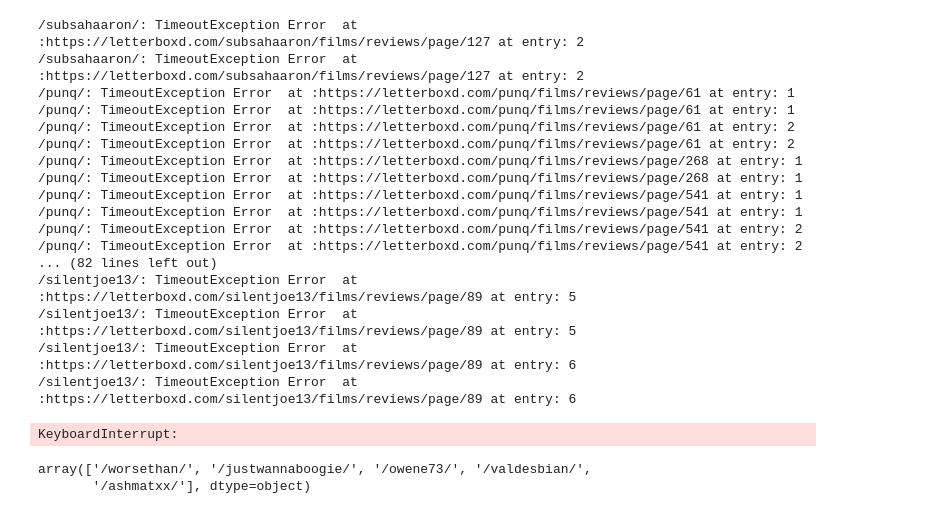
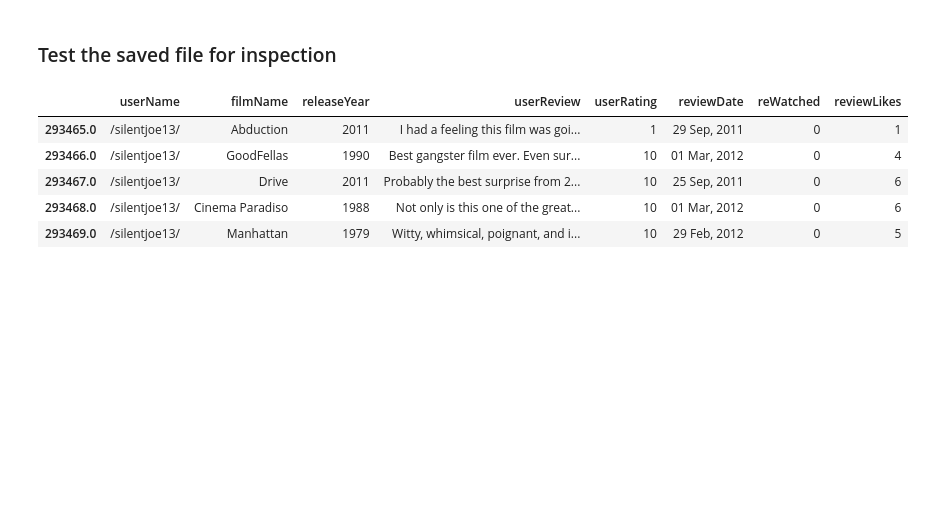
Before and after one commit to intelMT/movrec, a Jupyter notebook: src/movie_review_scraping.ipynb, the cells around one changed output. Drawn from its saved outputs; the diff is of its cells as text; code cells hidden in the pictures; blank space fills up the shorter version.

Commit message:
cleaned the scraping notebook and added .gitignore for src

```diff
--- a/src/movie_review_scraping.ipynb
+++ b/src/movie_review_scraping.ipynb
@@ -1,4 +1,10 @@
 # %%
+"""
+This jupyter notebook is for scraping the movie review data from most popular
+users from the letterboxd.com website in a respectful manner to its servers.
+@author: intelmt
+"""
+
 import urllib.request
 from bs4 import BeautifulSoup, NavigableString
 from selenium import webdriver
@@ -16,3 +22,5 @@ import re
 import pandas as pd
 import numpy as np
 import random
+import gc
+pd.set_option('display.max_colwidth', 2000)
@@ -75,12 +67,9 @@ userNames
 # %%
-# Store num. of pages of reviews to usernames
+# Store the number of pages of reviews to the usernames
 numPageReviews = dict()
 
-# driver = webdriver.Chrome(ChromeDriverManager().install())
-t0 = time.time()
-
-for name in userNames[78:]:
-    # Find num. of pages of reviews from the first page
+for name in userNames:
+    # Find the total number of pages of reviews from the first page
     firstPage = LBOX + name + REV + "1"
 
     req = urllib.request.Request(firstPage)
@@ -88,6 +77,9 @@ for name in userNames[78:]:
     req.add_header('user-agent', user_agent)
     soup = BeautifulSoup(urllib.request.urlopen(req),"html.parser")
     time.sleep(2)
+    empty_rating = soup.find_all("li", "empty")
+    if empty_rating:
+        continue
 
     # Store user's all review data (movie/film name + year + review + rating)
     data = list()
@@ -108,7 +100,7 @@ for name in userNames[78:]:
     reWatch = list()
     numRevLikes = list()
 
-    # Loop through all pages and obtain data from each page
+    # Loop through all pages and obtain the relevant data from each page
     for pageNum in range(1, numPageReviews[name]+1):
         thePage = LBOX + name + REV + str(pageNum)
         options = Options()
@@ -117,7 +109,7 @@ for name in userNames[78:]:
         driver = webdriver.Chrome('chromedriver.exe', options=options)
         driver.maximize_window()
         driver.get(thePage)
-        time.sleep(random.randint(1,6))
+        time.sleep(random.randint(15,20))
         # Click on the spoilers links
         spoilers = list()
         spoilers = driver.find_elements_by_link_text('I can handle the truth.')
@@ -227,30 +219,16 @@ for name in userNames[78:]:
 
     df.to_csv("movrec.tsv", sep='\t', index=False, columns=None, header=False, mode='a')
 
-t1 = time.time()
+    gc.collect()
-# %% [output]
-/subsahaaron/: TimeoutException Error  at :https://letterboxd.com/subsahaaron/films/reviews/page/127 at entry: 2
-/subsahaaron/: TimeoutException Error  at :https://letterboxd.com/subsahaaron/films/reviews/page/127 at entry: 2
-/punq/: TimeoutException Error  at :https://letterboxd.com/punq/films/reviews/page/61 at entry: 1
-/punq/: TimeoutException Error  at :https://letterboxd.com/punq/films/reviews/page/61 at entry: 1
-/punq/: TimeoutException Error  at :https://letterboxd.com/punq/films/reviews/page/61 at entry: 2
-/punq/: TimeoutException Error  at :https://letterboxd.com/punq/films/reviews/page/61 at entry: 2
-/punq/: TimeoutException Error  at :https://letterboxd.com/punq/films/reviews/page/268 at entry: 1
-/punq/: TimeoutException Error  at :https://letterboxd.com/punq/films/reviews/page/268 at entry: 1
-/punq/: TimeoutException Error  at :https://letterboxd.com/punq/films/reviews/page/541 at entry: 1
-/punq/: TimeoutException Error  at :https://letterboxd.com/punq/films/reviews/page/541 at entry: 1
-/punq/: TimeoutException Error  at :https://letterboxd.com/punq/films/reviews/page/541 at entry: 2
-/punq/: TimeoutException Error  at :https://letterboxd.com/punq/films/reviews/page/541 at entry: 2
-... (82 lines left out)
-/silentjoe13/: TimeoutException Error  at :https://letterboxd.com/silentjoe13/films/reviews/page/89 at entry: 5
-/silentjoe13/: TimeoutException Error  at :https://letterboxd.com/silentjoe13/films/reviews/page/89 at entry: 5
-/silentjoe13/: TimeoutException Error  at :https://letterboxd.com/silentjoe13/films/reviews/page/89 at entry: 6
-/silentjoe13/: TimeoutException Error  at :https://letterboxd.com/silentjoe13/films/reviews/page/89 at entry: 6
-KeyboardInterrupt:
+# %% [markdown]
+### Test the saved file for inspection
 # %%
-test = pd.read_table("movrec.tsv", names=['userName' , 'filmName', 'releaseYear', 'userReview','userRating', 'reviewDate','reWatched','reviewLikes'])
+df = pd.read_csv("data/movie_data.tsv", names=['userName' , 'filmName', 'releaseYear', 'userReview','userRating', 'reviewDate','reWatched','reviewLikes'])
+df.tail()
+# %% [output]
+|  | userName | filmName | releaseYear | userReview | userRating | reviewDate | reWatched | reviewLikes |
+| 293465.0 | /silentjoe13/ | Abduction | 2011 | I had a feeling this film was goi... | 1 | 29 Sep, 2011 | 0 | 1 |
+| 293466.0 | /silentjoe13/ | GoodFellas | 1990 | Best gangster film ever. Even sur... | 10 | 01 Mar, 2012 | 0 | 4 |
+| 293467.0 | /silentjoe13/ | Drive | 2011 | Probably the best surprise from 2... | 10 | 25 Sep, 2011 | 0 | 6 |
+| 293468.0 | /silentjoe13/ | Cinema Paradiso | 1988 | Not only is this one of the great... | 10 | 01 Mar, 2012 | 0 | 6 |
+| 293469.0 | /silentjoe13/ | Manhattan | 1979 | Witty, whimsical, poignant, and i... | 10 | 29 Feb, 2012 | 0 | 5 |
-# %%
-test.userName.unique()
-# %% [output]
-array(['/worsethan/', '/justwannaboogie/', '/owene73/', '/valdesbian/',
-       '/ashmatxx/'], dtype=object)
```
Also changed, not shown: parts of 13 cells of this notebook, 1 other file.
